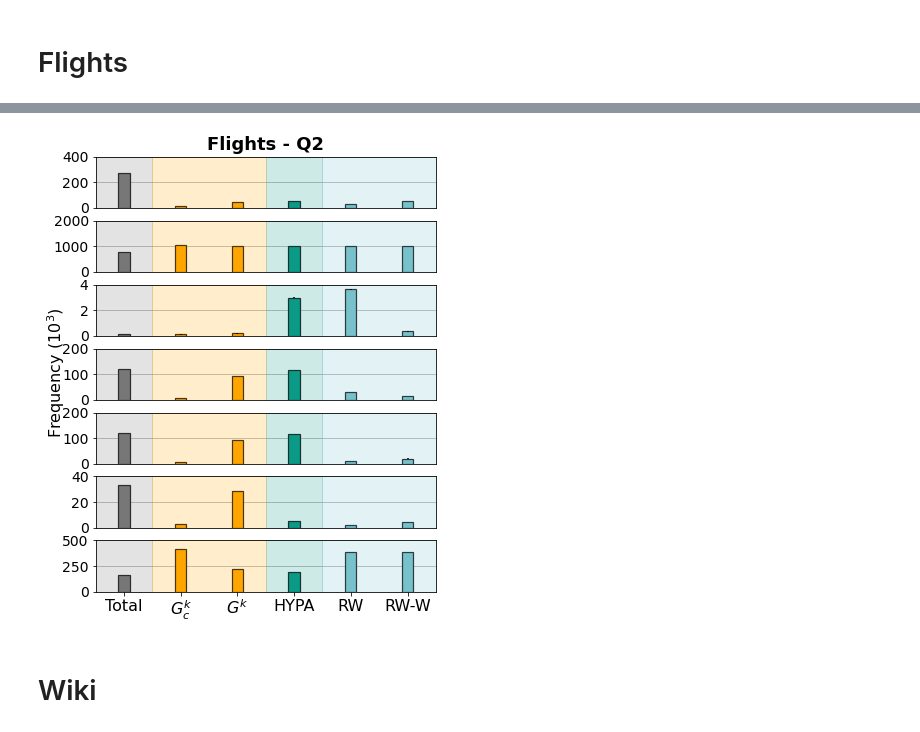
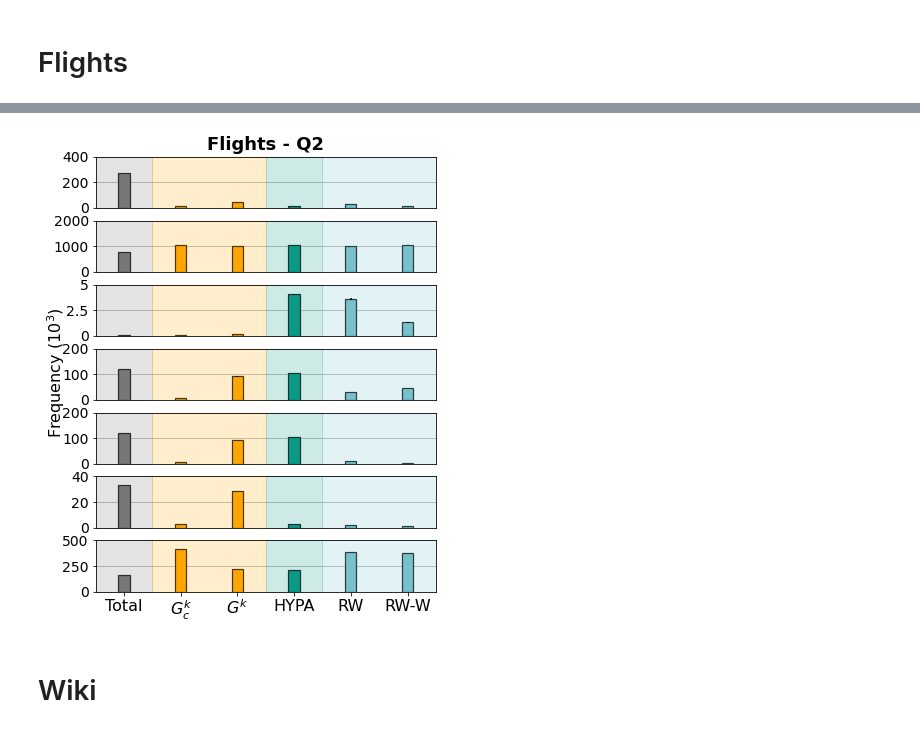
Before and after one commit to tlarock/DeBruijnNets.jl, a Jupyter notebook: scripts/motif_sampling_results.ipynb, the cells around one changed output, grey strips where cells are left out. Cells and saved outputs as stored; diff of their text form; code cells hidden in the pictures.

Commit message:
Added run_all script. Updated sampling results notebook.

```diff
--- a/scripts/motif_sampling_results.ipynb
+++ b/scripts/motif_sampling_results.ipynb
@@ -62,41 +81,57 @@ FileNotFoundError: [Errno 2] No such file or directory: '../../results/motifs/co
 # %%
-input_path = '../../results/motifs/coupons_2020_q2.ngram'
+input_path = '../results/motifs/coupons_2020_q2.ngram'
 title = "Flights - Q2"
 normalized = False
-rw_data = get_lg_julia(input_path + '_k-{}_e-{}_bn_ww.csv',
-                        kvals=kvals, keys=keys[3:])
-
-# lgs brute force
-lgs_bf = get_lg_julia(input_path + '_k-{}_e-lg-s_bn_ww_wpn--1.csv',
+# Complete DeBruijn graph sample
+lgs_bf = read_julia_output(input_path + '_k-{}_e-cdg_bn_ww_wpn--1.csv',
                         kvals=kvals, keys=[keys[0]])
 
-bdg = get_lg_julia(input_path + '_k-{}_e-bdg.csv',
+# Observe DeBruijn graph sample
+bdg = read_julia_output(input_path + '_k-{}_e-odg.csv',
                         kvals=kvals, keys=[keys[1]])
 
-h_data = get_plot_data(filename=input_path + '_k-{}_e-{}_w.pickle',
-                          normalized=normalized, keys=keys[2], kvals=kvals)
+# Hypa sample
+h_data = read_julia_output(filename=input_path + '_k-{}_e-{}.csv',
+                        kvals=kvals, keys=keys[2])
+
+rw_data = read_julia_output(input_path + '_k-{}_e-{}.csv',
+                        kvals=kvals, keys=keys[3:])
+plot_data = dict()
+for motif in rw_data:
+    plot_data[motif] = dict()
+    plot_data[motif]['frequency'] = lgs_bf[motif]['frequency']
+    plot_data[motif]['avg_lg-s'] = lgs_bf[motif]['avg_lg-s']
+    plot_data[motif]['std_lg-s'] = lgs_bf[motif]['std_lg-s']
+    plot_data[motif]['avg_bdg'] = bdg[motif]['avg_bdg']
+    plot_data[motif]['std_bdg'] = bdg[motif]['std_bdg']
+    plot_data[motif]['avg_h'] = h_data[motif]['avg_h']
+    plot_data[motif]['std_h'] = h_data[motif]['std_h']
+    plot_data[motif]['avg_rw-uw']= rw_data[motif]['avg_rw-uw']
+    plot_data[motif]['std_rw-uw']= rw_data[motif]['std_rw-uw']
+    plot_data[motif]['avg_rw-w']= rw_data[motif]['avg_rw-w']
+    plot_data[motif]['std_rw-w']= rw_data[motif]['std_rw-w']
 plot_data = dict()
 for motif in rw_data:
     plot_data[motif] = dict()
     plot_data[motif]['frequency'] = lgs_bf[motif]['frequency']
     plot_data[motif]['avg_lg-s'] = lgs_bf[motif]['avg_lg-s']
     plot_data[motif]['std_lg-s'] = lgs_bf[motif]['std_lg-s']
     plot_data[motif]['avg_bdg'] = bdg[motif]['avg_bdg']
     plot_data[motif]['std_bdg'] = bdg[motif]['std_bdg']
     plot_data[motif]['avg_h'] = h_data[motif]['avg_h']
     plot_data[motif]['std_h'] = h_data[motif]['std_h']
     plot_data[motif]['avg_rw-uw']= rw_data[motif]['avg_rw-uw']
     plot_data[motif]['std_rw-uw']= rw_data[motif]['std_rw-uw']
     plot_data[motif]['avg_rw-w']= rw_data[motif]['avg_rw-w']
     plot_data[motif]['std_rw-w']= rw_data[motif]['std_rw-w']
 
 
 # Finished
 plot_motif_row(plot_data, mapping=mapping, normalized_y=False, log_y=False, ylabel_xcord=-0.08, rescale_yticks=True,
             plot_hypa=False, plot_motifs=False, title=title, keys=keys, xticklabels=xticklabels,
-              output_file='../../paper/sequential-motifs/figures/coupons_2020_q2.ngram.pdf')
+              output_file='../results/figures/coupons_2020_q2.ngram.pdf')
 # %% [output]
-[figure, old version]
+[figure, new version]
 # %% [markdown]
 # Wiki
 # %%
```
Also changed, not shown: parts of 5 cells of this notebook, 1 other file.
